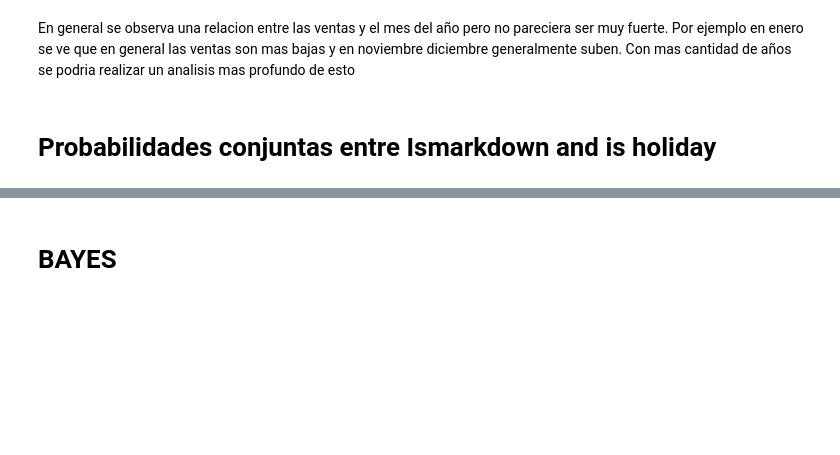
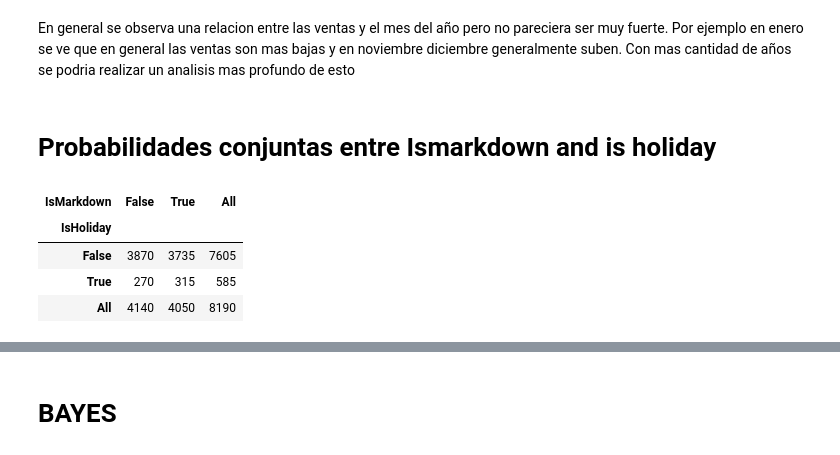
Before and after one commit to dbourdin/diplodatos-mentorias, a Jupyter notebook: analisis-y-visualizacion/retail_data_analytics.ipynb, the cells around one changed output, grey strips where cells are left out. Saved outputs shown, nothing was run; the diff lists cells and outputs as text; code cells hidden in the pictures; blank space fills up the shorter version.

```diff
--- a/analisis-y-visualizacion/retail_data_analytics.ipynb
+++ b/analisis-y-visualizacion/retail_data_analytics.ipynb
@@ -670,0 +670,10 @@ prueba4['IsMarkdown']= prueba4['IsMarkdown'].apply(fc_repl)
+# %%
+#Estas crosstab hago 4 una por cada muestra con la funcion abajo
+# pd.crosstab(index=muestra1['IsHoliday'], columns=muestra1['IsMarkdown'],margins = True,normalize = True)
+pd.crosstab(index=prueba5['IsHoliday'], columns=prueba5['IsMarkdown'],margins = True)
+# %% [output]
+| IsMarkdown | False | True | All |
+| IsHoliday |  |  |  |
+| False | 3870 | 3735 | 7605 |
+| True | 270 | 315 | 585 |
+| All | 4140 | 4050 | 8190 |
```
Also changed, not shown: parts of 20 cells of this notebook.
